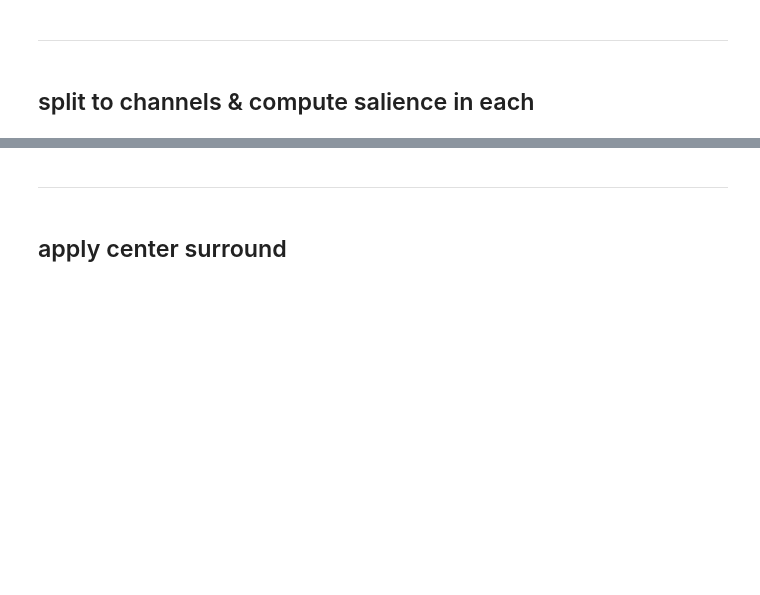
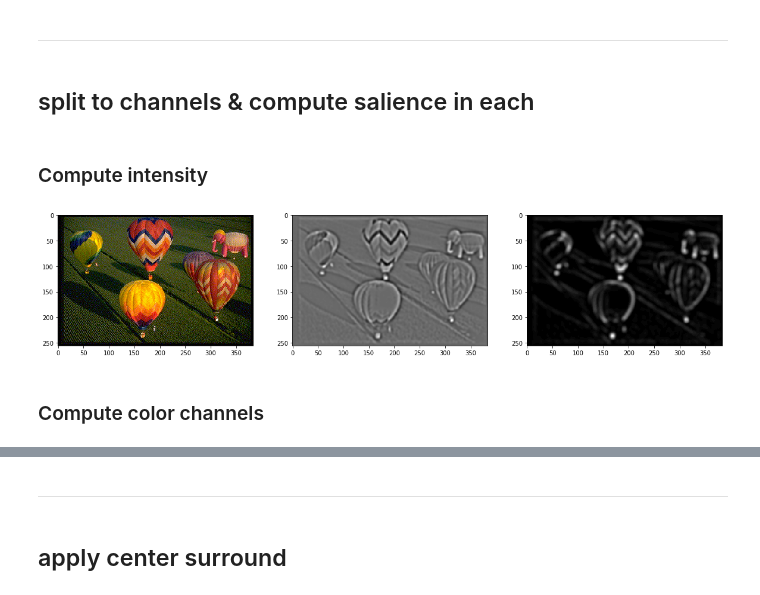
Before and after one commit to alTeska/face_saliency, a Jupyter notebook: DevelopmentNotebook.ipynb, the cells around one changed output, grey strips where cells are left out. Cells and saved outputs as stored; diff of their text form; code cells hidden in the pictures; blank space fills up the shorter version.

Commit message:
basic operations for color bias, orientation and intensity added

```diff
--- a/DevelopmentNotebook.ipynb
+++ b/DevelopmentNotebook.ipynb
@@ -71,3 +72,5 @@ ax[2].imshow(img_list[2]);
 ---
 # %% [markdown]
 ## split to channels & compute salience in each
+# %% [markdown]
+### Compute intensity
@@ -73,0 +80,11 @@ ax[2].imshow(img_list[2]);
+# %%
+img_avg = mean(img_hat, disk(5));
+# %%
+fig, ax = plt.subplots(1, 3, figsize=(20, 20))
+ax[0].imshow(img)
+ax[1].imshow(img_hat);
+ax[2].imshow(img_avg);
+# %% [output]
+[figure, added]
+# %% [markdown]
+### Compute color channels
```
Also changed, not shown: parts of 26 cells of this notebook.
